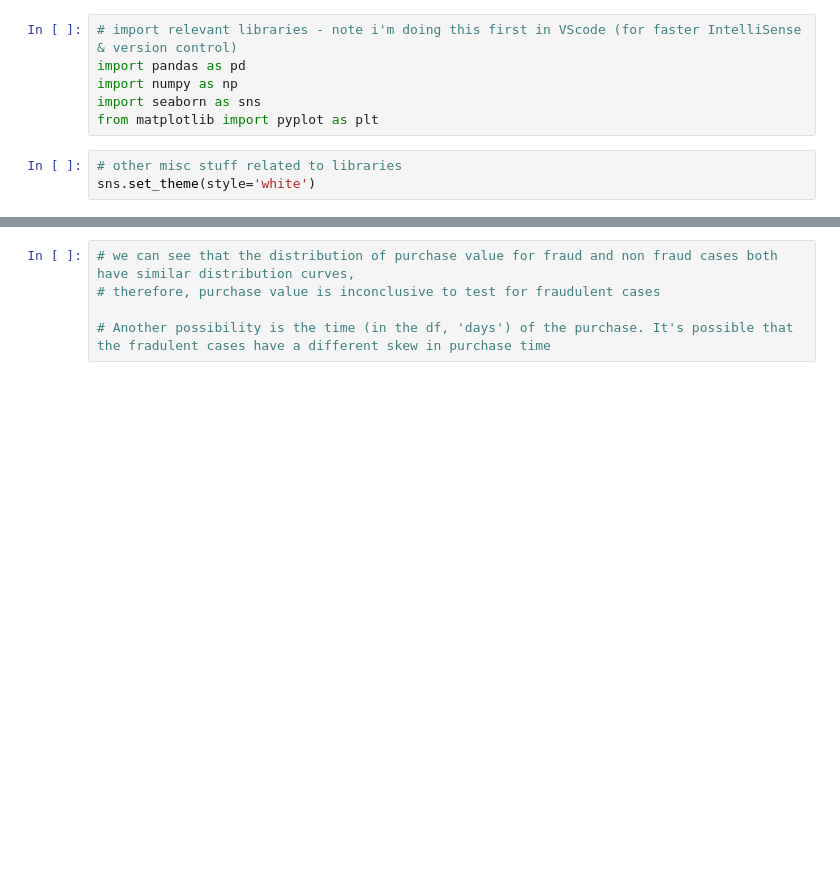
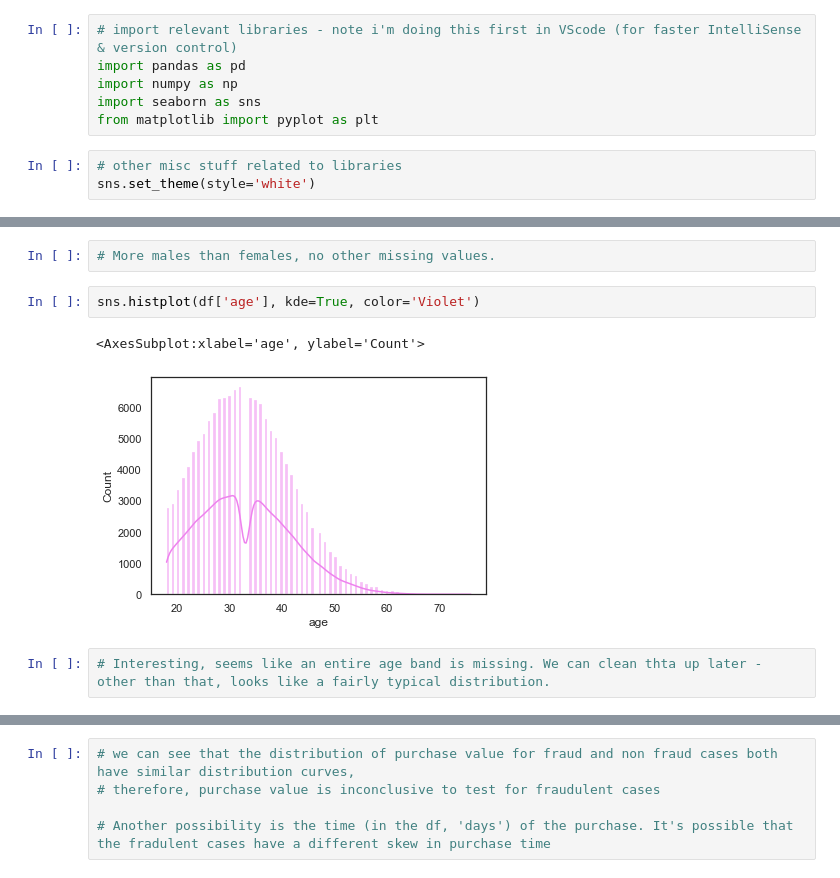
Before and after one commit to TeoTzeShuen/school, a Jupyter notebook: Individual Project/project.ipynb, the cells around one changed output, grey strips where cells are left out. Drawn from its saved outputs; the diff is of its cells as text; blank space fills up the shorter version.

```diff
--- a/Individual Project/project.ipynb
+++ b/Individual Project/project.ipynb
@@ -88,0 +103,9 @@ df_clean.head()
+# %%
+# More males than females, no other missing values.
+# %%
+sns.histplot(df['age'], kde=True, color='Violet')
+# %% [output]
+<AxesSubplot:xlabel='age', ylabel='Count'>
+[figure, added]
+# %%
+# Interesting, seems like an entire age band is missing. We can clean thta up later - other than that, looks like a fairly typical distribution.
```
Also changed, not shown: parts of 26 cells of this notebook.
